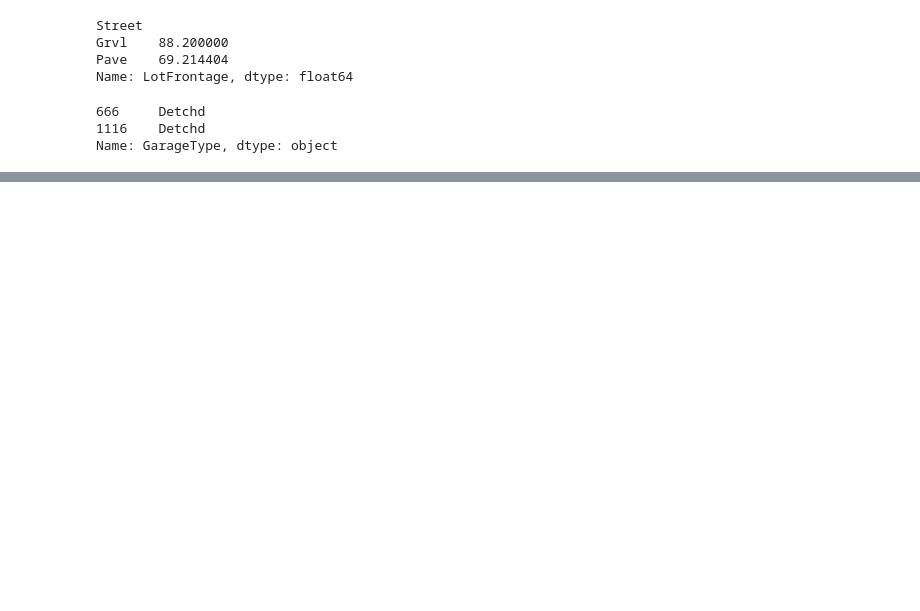
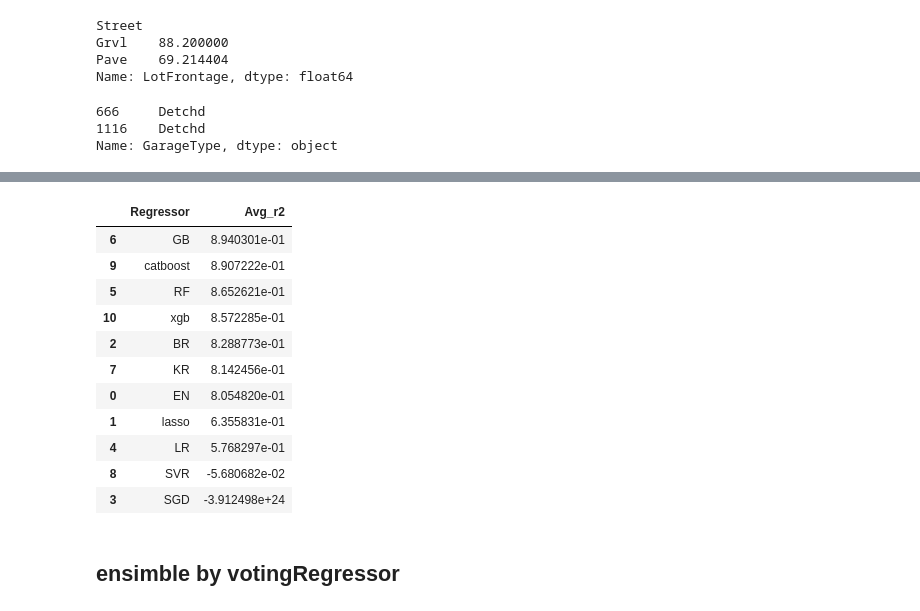
Before and after one commit to ahmedsaid352/house-prices-advanced-regression-techniques, a Jupyter notebook: house prices.ipynb, the cells around one changed output, grey strips where cells are left out. Saved outputs shown, nothing was run; the diff lists cells and outputs as text; code cells hidden in the pictures; blank space fills up the shorter version.

Commit message:
ensimble

```diff
--- a/house prices.ipynb
+++ b/house prices.ipynb
@@ -304,0 +376,17 @@ test_n[target] = prediction
+# %%
+results
+# %% [output]
+|  | Regressor | Avg_r2 |
+| 6 | GB | 8.940301e-01 |
+| 9 | catboost | 8.907222e-01 |
+| 5 | RF | 8.652621e-01 |
+| 10 | xgb | 8.572285e-01 |
+| 2 | BR | 8.288773e-01 |
+| 7 | KR | 8.142456e-01 |
+| 0 | EN | 8.054820e-01 |
+| 1 | lasso | 6.355831e-01 |
+| 4 | LR | 5.768297e-01 |
+| 8 | SVR | -5.680682e-02 |
+| 3 | SGD | -3.912498e+24 |
+# %% [markdown]
+## ensimble by votingRegressor
```
Also changed, not shown: parts of 60 cells of this notebook.
